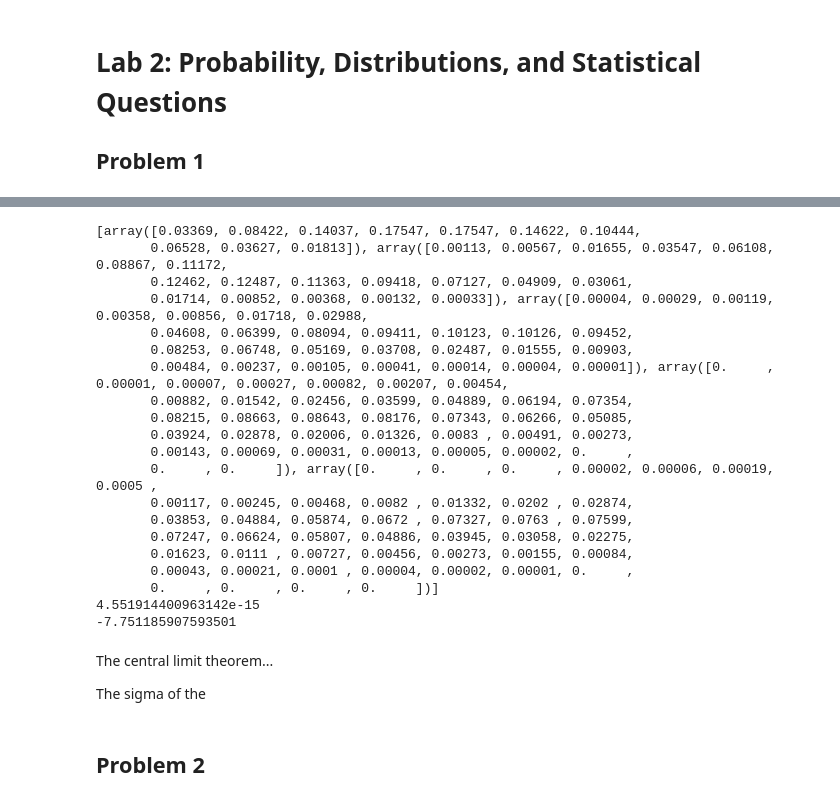
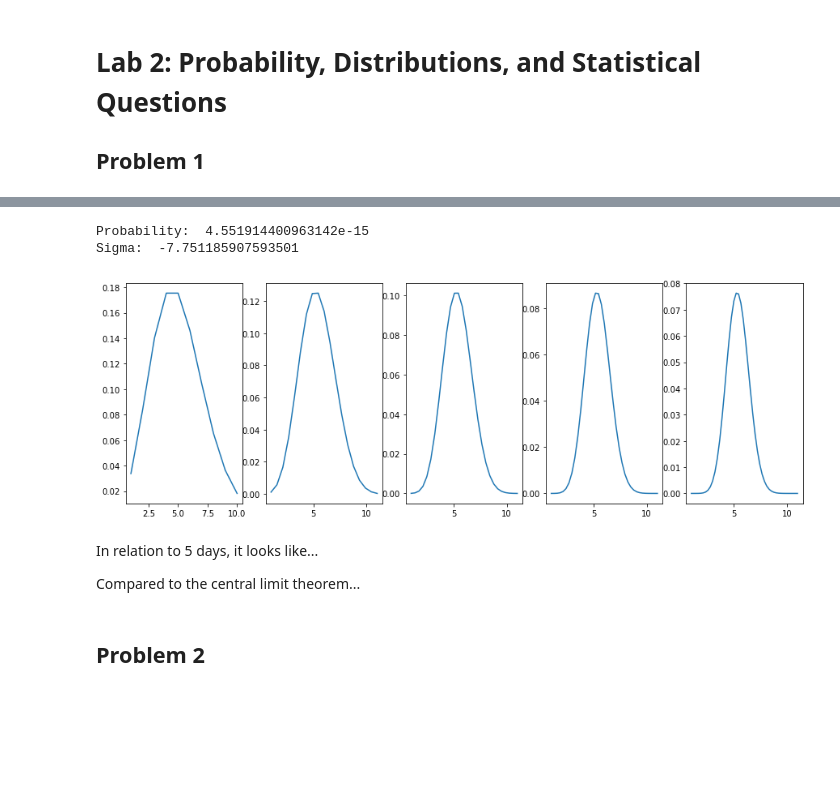
Before and after one commit to JeffreyGao117/Statistics-Higgs-Search, a Jupyter notebook: Lab2.ipynb, the cells around one changed output, grey strips where cells are left out. Cells and saved outputs as stored; diff of their text form; code cells hidden in the pictures; blank space fills up the shorter version.

```diff
--- a/Lab2.ipynb
+++ b/Lab2.ipynb
@@ -52,49 +56,42 @@ Here we can see that after 5 days, the convolved Poisson distribution still main
 # %%
 #---- Part C
 
+fig2, (ax1,ax2,ax3,ax4,ax5) = plt.subplots(1,5,figsize=(15,5))
+
 days = []
+xlin = np.arange(stats.poisson.ppf(0.01, x),
+              stats.poisson.ppf(0.99, x))
 # print(stats.poisson.pmf(xlin, x)) # 1 day
 for i in range(1,6):
     in1 = stats.poisson.pmf(xlin, x)
     for j in range(1,i):
         # print("Days: ", j+1)
         in1 = signal.fftconvolve(in1, stats.poisson.pmf(xlin,x))
         #  print(signal.fftconvolve(in1, stats.poisson.pmf(xlin,x)))
     days.append(in1)
-print(days)
+
+ax1.plot(xlin, days[0])
+ax2.plot(np.linspace(stats.poisson.ppf(0.01, x), stats.poisson.ppf(0.99, x), 19), days[1])
+ax3.plot(np.linspace(stats.poisson.ppf(0.01, x), stats.poisson.ppf(0.99, x), 28), days[2])
+ax4.plot(np.linspace(stats.poisson.ppf(0.01, x), stats.poisson.ppf(0.99, x), 37), days[3])
+ax5.plot(np.linspace(stats.poisson.ppf(0.01, x), stats.poisson.ppf(0.99, x), 46), days[4])
 
 #---- Part D
 
 n = 5  # number of days
 P = 1-stats.poisson.cdf(n*y, x)
-print("Probability: ", P)
+print("\nProbability: ", P)
 sig = stats.norm.ppf(P)
-print("", sig)
+print("Sigma: ", sig)
+print("\n")
 # %% [output]
-[array([0.03369, 0.08422, 0.14037, 0.17547, 0.17547, 0.14622, 0.10444,
-       0.06528, 0.03627, 0.01813]), array([0.00113, 0.00567, 0.01655, 0.03547, 0.06108, 0.08867, 0.11172,
-       0.12462, 0.12487, 0.11363, 0.09418, 0.07127, 0.04909, 0.03061,
-       0.01714, 0.00852, 0.00368, 0.00132, 0.00033]), array([0.00004, 0.00029, 0.00119, 0.00358, 0.00856, 0.01718, 0.02988,
-       0.04608, 0.06399, 0.08094, 0.09411, 0.10123, 0.10126, 0.09452,
-       0.08253, 0.06748, 0.05169, 0.03708, 0.02487, 0.01555, 0.00903,
-       0.00484, 0.00237, 0.00105, 0.00041, 0.00014, 0.00004, 0.00001]), array([0.     , 0.00001, 0.00007, 0.00027, 0.00082, 0.00207, 0.00454,
-       0.00882, 0.01542, 0.02456, 0.03599, 0.04889, 0.06194, 0.07354,
-       0.08215, 0.08663, 0.08643, 0.08176, 0.07343, 0.06266, 0.05085,
-       0.03924, 0.02878, 0.02006, 0.01326, 0.0083 , 0.00491, 0.00273,
-       0.00143, 0.00069, 0.00031, 0.00013, 0.00005, 0.00002, 0.     ,
-       0.     , 0.     ]), array([0.     , 0.     , 0.     , 0.00002, 0.00006, 0.00019, 0.0005 ,
-       0.00117, 0.00245, 0.00468, 0.0082 , 0.01332, 0.0202 , 0.02874,
-       0.03853, 0.04884, 0.05874, 0.0672 , 0.07327, 0.0763 , 0.07599,
-       0.07247, 0.06624, 0.05807, 0.04886, 0.03945, 0.03058, 0.02275,
-       0.01623, 0.0111 , 0.00727, 0.00456, 0.00273, 0.00155, 0.00084,
-       0.00043, 0.00021, 0.0001 , 0.00004, 0.00002, 0.00001, 0.     ,
-       0.     , 0.     , 0.     , 0.     ])]
-4.551914400963142e-15
--7.751185907593501
+Probability:  4.551914400963142e-15
+Sigma:  -7.751185907593501
+[figure, added]
-# %% [markdown]
-The central limit theorem...
-
-The sigma of the
+# %% [markdown]
+In relation to 5 days, it looks like...
+
+Compared to the central limit theorem...
 # %% [markdown]
 ## Problem 2
 # %%
```
Also changed, not shown: parts of 8 cells of this notebook.
